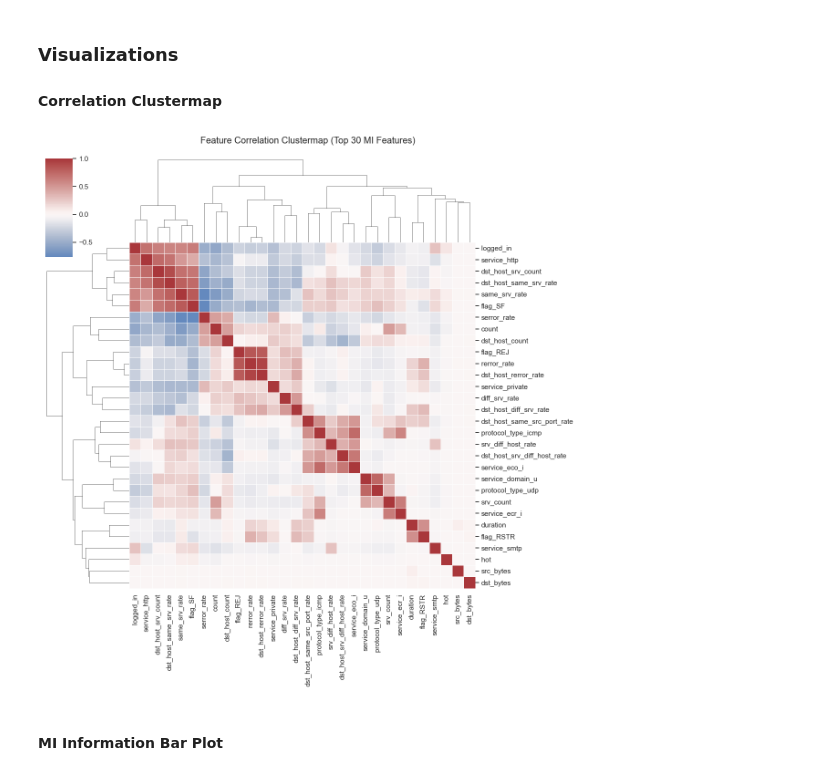
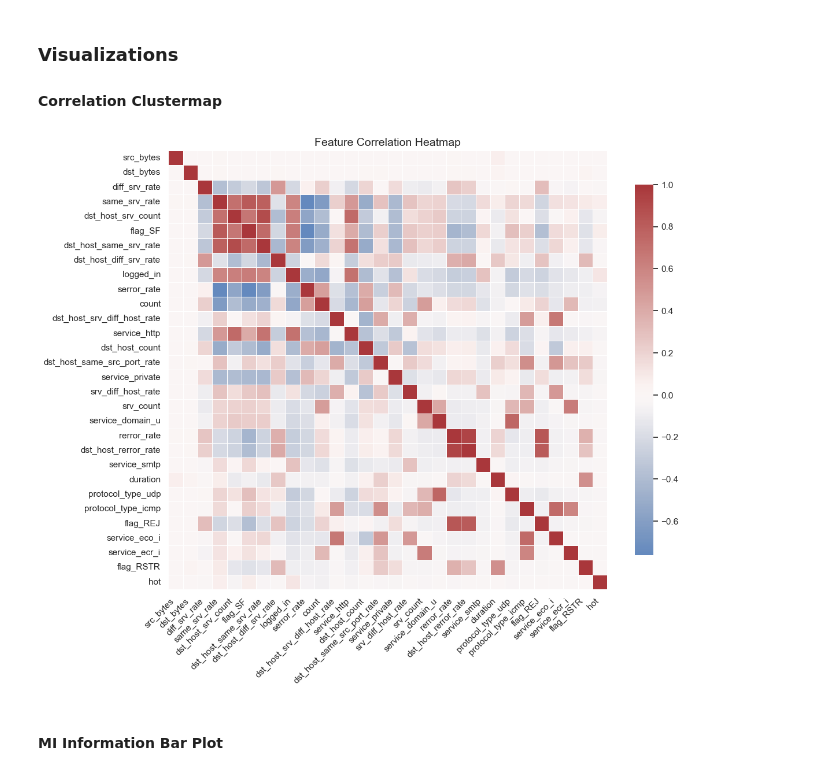
Before and after one commit to INFO-523-SU25/final-project-garcia-kyle, a Jupyter notebook: work.ipynb, the cells around one changed output. Cells and saved outputs as stored; diff of their text form; code cells hidden in the pictures.

Commit message:
Made heatmap normal heatmap

```diff
--- a/work.ipynb
+++ b/work.ipynb
@@ -400,27 +415,32 @@ DataFrames: df_train_top30 and df_test_top30.
 #### Correlation Clustermap
 # %%
 
-# drop target before correlation
 X_top30 = df_train_top30.drop(columns=[target_col])
 
-# dompute correlation matrix
+# compute correlation matrix
 corr = X_top30.corr(method="pearson")
 
-# dlustered heatmap
+# plot style
 sns.set(style="white")
-g = sns.clustermap(
+
+# heatmap
+plt.figure(figsize=(12, 10))
+sns.heatmap(
     corr,
     cmap="vlag",
     linewidths=0.5,
-    figsize=(12, 12),
     annot=False,
-    center=0
+    center=0,
+    square=True,
+    cbar_kws={"shrink": 0.8}
 )
 
-plt.suptitle("Feature Correlation Clustermap (Top 30 MI Features)", y=1.02)
+plt.title("Feature Correlation Heatmap", fontsize=14)
+plt.xticks(rotation=45, ha='right')
+plt.tight_layout()
 plt.show()
 # %% [output]
-[figure, old version]
+[figure, new version]
 # %% [markdown]
 #### MI Information Bar Plot
 # %%
```
Also changed, not shown: parts of 3 cells of this notebook.
